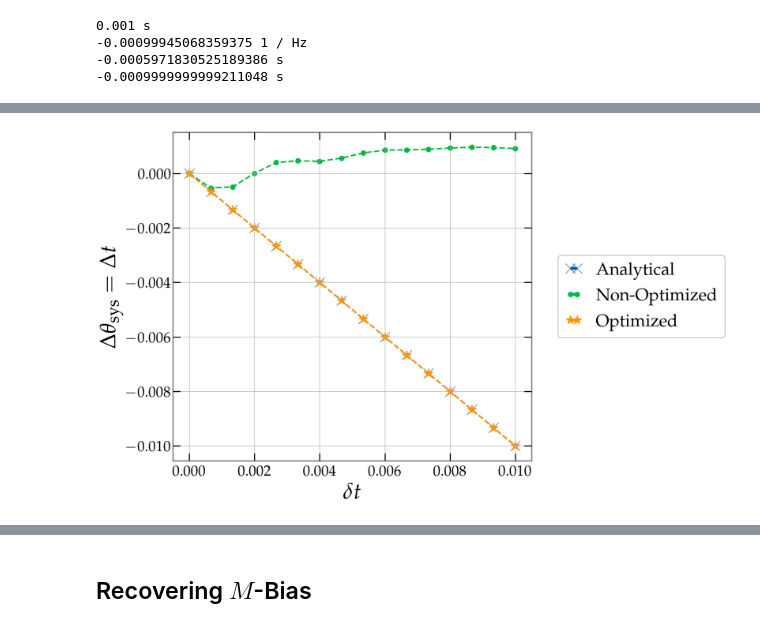
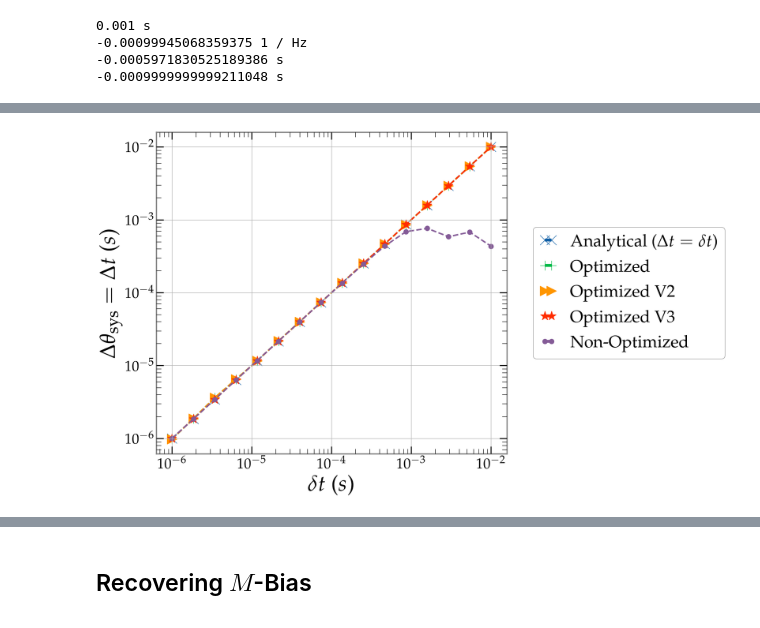
Before and after one commit to MaxMelching/gw-signal-tools, a Jupyter notebook: docs/tutorials/fisher_tests.ipynb, the cells around one changed output, grey strips where cells are left out. Drawn from its saved outputs; the diff is of its cells as text; code cells hidden in the pictures.

Commit message:
Adjustments to plots in systematic eror testing in fisher_tests.

```diff
--- a/docs/tutorials/fisher_tests.ipynb
+++ b/docs/tutorials/fisher_tests.ipynb
@@ -234,13 +366,18 @@ XLAL Warning - XLALSimInspiralWaveformParamsLookupMassRatio (LALSimInspiralWavef
 # %%
-plt.plot(t_shifts, -t_shifts, 'x--', label='Analytical')
-# plt.plot(t_shifts, t_shift_from_opt, '+--', label='Optimization Routine')
+plt.plot(t_shifts, t_shifts, 'x--', label='Analytical ($\Delta t = \delta t$)')
+plt.plot(t_shifts, t_bias_opt_v1, '+--', label='Optimized')
+plt.plot(t_shifts, t_bias_opt_v2, '>--', label='Optimized V2')
+plt.plot(t_shifts, t_bias_opt_v3, '*--', label='Optimized V3')
 plt.plot(t_shifts, t_bias_non_opt, '.--', label='Non-Optimized')
-plt.plot(t_shifts, t_bias_opt, '*--', label='Optimized')
 
-plt.xlabel(r'$\delta t$')
-plt.ylabel(r'$\Delta \theta_\mathrm{sys} = \Delta t$')
+plt.xlabel(r'$\delta t$ ($s$)')
+plt.ylabel(r'$\Delta \theta_\mathrm{sys} = \Delta t$ ($s$)')
 plt.legend(bbox_to_anchor=(1.05, 0.5), loc='center left')
 
+plt.xscale('log')
+plt.yscale('log')
+
+
 plt.show()
 # %% [output]
-[figure, old version]
+[figure, new version]
```
Also changed, not shown: parts of 16 cells of this notebook.
